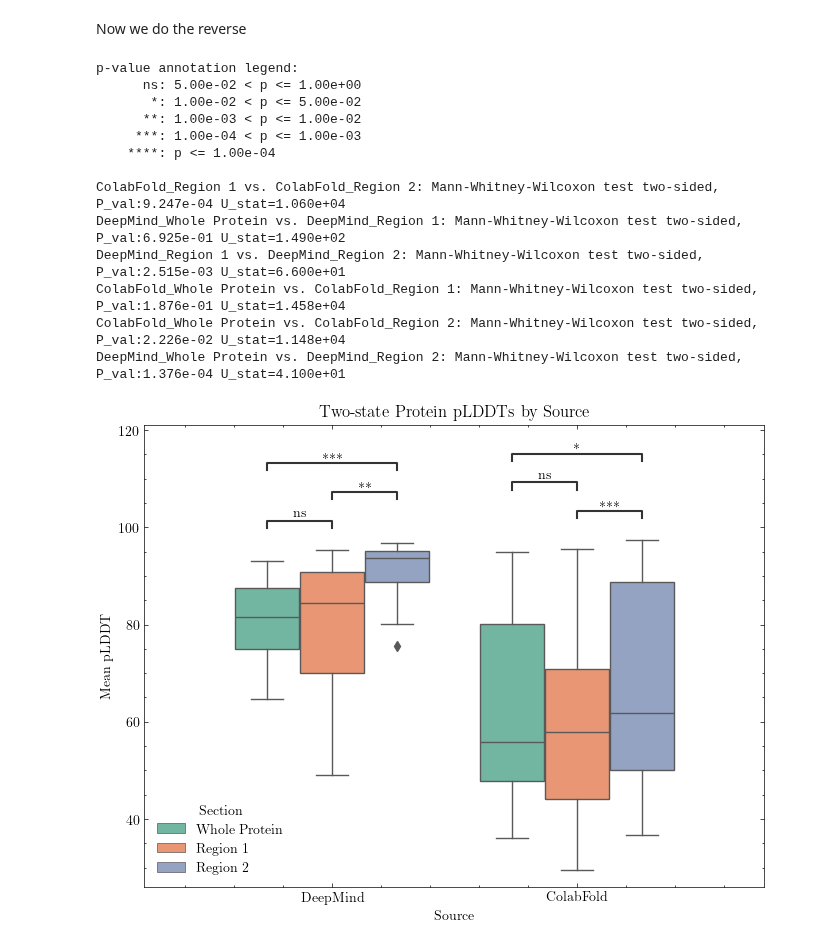
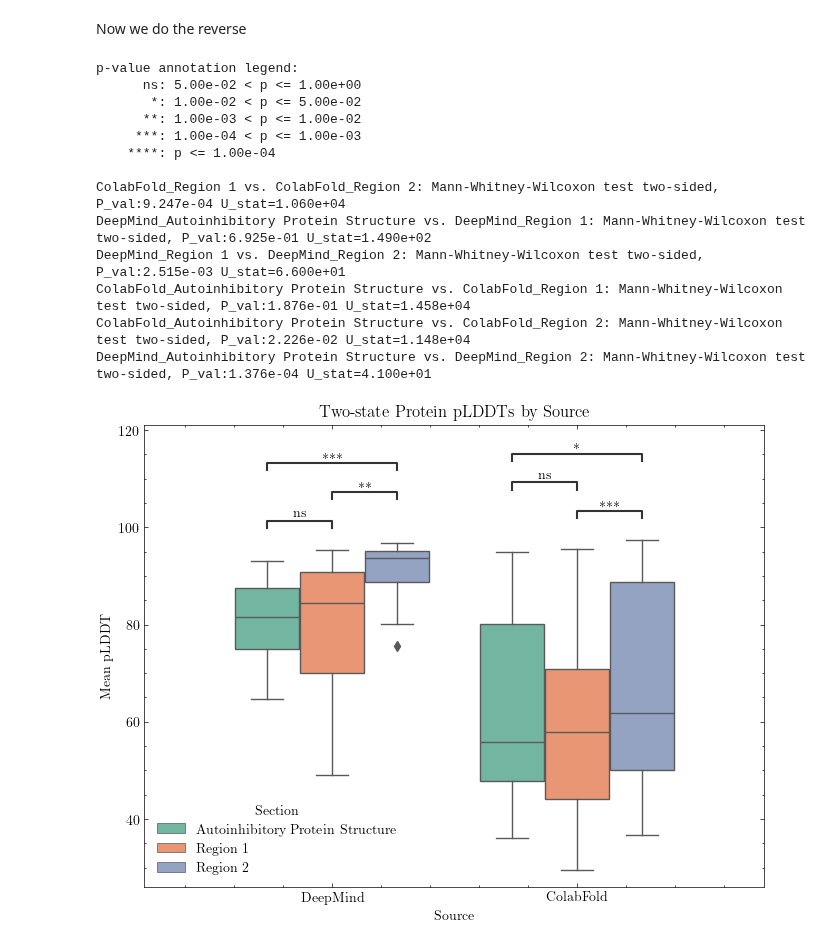
Before and after one commit to jpigles/alphafold-rmsd, a Jupyter notebook: plddt.ipynb, the cells around one changed output. Saved outputs shown, nothing was run; the diff lists cells and outputs as text; code cells hidden in the pictures.

```diff
--- a/plddt.ipynb
+++ b/plddt.ipynb
@@ -26,12 +26,12 @@ We pivot our dataframes in order to graph them
 # Functions to rename columns
 
 def rename_auto_columns(df):
-    df = df.rename(columns={'complex_mean_plddt': 'Whole Protein', 'r1_mean_plddt': 'Region 1', 'r2_mean_plddt': 'Region 2'})
+    df = df.rename(columns={'complex_mean_plddt': 'Autoinhibitory Protein Structure', 'r1_mean_plddt': 'Region 1', 'r2_mean_plddt': 'Region 2'})
 
     return df
 
 def rename_multi_columns(df):
-    df = df.rename(columns={'complex_mean_plddt': 'Whole Protein', 'r1_mean_plddt': 'Region 1', 'r2_mean_plddt': 'Region 2'})
+    df = df.rename(columns={'complex_mean_plddt': 'Autoinhibitory Protein Structure', 'r1_mean_plddt': 'Region 1', 'r2_mean_plddt': 'Region 2'})
 
     return df
 
@@ -55,7 +55,7 @@ def add_auto_type(df):
     return df
 
 def add_multi_type(df):
-    df['type'] = 'Multi-domain'
+    df['type'] = 'Two-Domain'
 
     return df
 # %%
@@ -236,38 +236,38 @@ Now we do the reverse
 # %%
 # Reverse section and source in the previous plot
 fig, ax = plt.subplots(figsize=(8, 6))
 sns.boxplot(data=two_states, x='source', y='mean_plddt', ax=ax, hue='section', palette='Set2')
 ax.set_title('Two-state Protein pLDDTs by Source')
 ax.set_xlabel('Source')
 ax.set_ylabel('Mean pLDDT')
 ax.legend(title='Section')
 
 # Annotate statistical significance
-pairs = [[('DeepMind', 'Whole Protein'), ('DeepMind', 'Region 1')],
-         [('DeepMind', 'Whole Protein'), ('DeepMind', 'Region 2')],
+pairs = [[('DeepMind', 'Autoinhibitory Protein Structure'), ('DeepMind', 'Region 1')],
+         [('DeepMind', 'Autoinhibitory Protein Structure'), ('DeepMind', 'Region 2')],
          [('DeepMind', 'Region 1'), ('DeepMind', 'Region 2')],
-         [('ColabFold', 'Whole Protein'), ('ColabFold', 'Region 1')],
-         [('ColabFold', 'Whole Protein'), ('ColabFold', 'Region 2')],
+         [('ColabFold', 'Autoinhibitory Protein Structure'), ('ColabFold', 'Region 1')],
+         [('ColabFold', 'Autoinhibitory Protein Structure'), ('ColabFold', 'Region 2')],
          [('ColabFold', 'Region 1'), ('ColabFold', 'Region 2')]]
 
 subcat_order = ['DeepMind', 'ColabFold']
 annotator = Annotator(ax, pairs, data=two_states, x='source', y='mean_plddt', order=subcat_order, hue='section')
 annotator.configure(test='Mann-Whitney', text_format='star', loc='inside')
 annotator.apply_and_annotate()
 
 plt.savefig('./project_pipeline/data/figures/af_two_states_plddt2.png')
 # %% [output]
 p-value annotation legend:
       ns: 5.00e-02 < p <= 1.00e+00
        *: 1.00e-02 < p <= 5.00e-02
       **: 1.00e-03 < p <= 1.00e-02
      ***: 1.00e-04 < p <= 1.00e-03
     ****: p <= 1.00e-04
 
 ColabFold_Region 1 vs. ColabFold_Region 2: Mann-Whitney-Wilcoxon test two-sided, P_val:9.247e-04 U_stat=1.060e+04
-DeepMind_Whole Protein vs. DeepMind_Region 1: Mann-Whitney-Wilcoxon test two-sided, P_val:6.925e-01 U_stat=1.490e+02
+DeepMind_Autoinhibitory Protein Structure vs. DeepMind_Region 1: Mann-Whitney-Wilcoxon test two-sided, P_val:6.925e-01 U_stat=1.490e+02
 DeepMind_Region 1 vs. DeepMind_Region 2: Mann-Whitney-Wilcoxon test two-sided, P_val:2.515e-03 U_stat=6.600e+01
-ColabFold_Whole Protein vs. ColabFold_Region 1: Mann-Whitney-Wilcoxon test two-sided, P_val:1.876e-01 U_stat=1.458e+04
-ColabFold_Whole Protein vs. ColabFold_Region 2: Mann-Whitney-Wilcoxon test two-sided, P_val:2.226e-02 U_stat=1.148e+04
-DeepMind_Whole Protein vs. DeepMind_Region 2: Mann-Whitney-Wilcoxon test two-sided, P_val:1.376e-04 U_stat=4.100e+01
+ColabFold_Autoinhibitory Protein Structure vs. ColabFold_Region 1: Mann-Whitney-Wilcoxon test two-sided, P_val:1.876e-01 U_stat=1.458e+04
+ColabFold_Autoinhibitory Protein Structure vs. ColabFold_Region 2: Mann-Whitney-Wilcoxon test two-sided, P_val:2.226e-02 U_stat=1.148e+04
+DeepMind_Autoinhibitory Protein Structure vs. DeepMind_Region 2: Mann-Whitney-Wilcoxon test two-sided, P_val:1.376e-04 U_stat=4.100e+01
-[figure, old version]
+[figure, new version]
```
Also changed, not shown: parts of 7 cells of this notebook, 11 other files.
